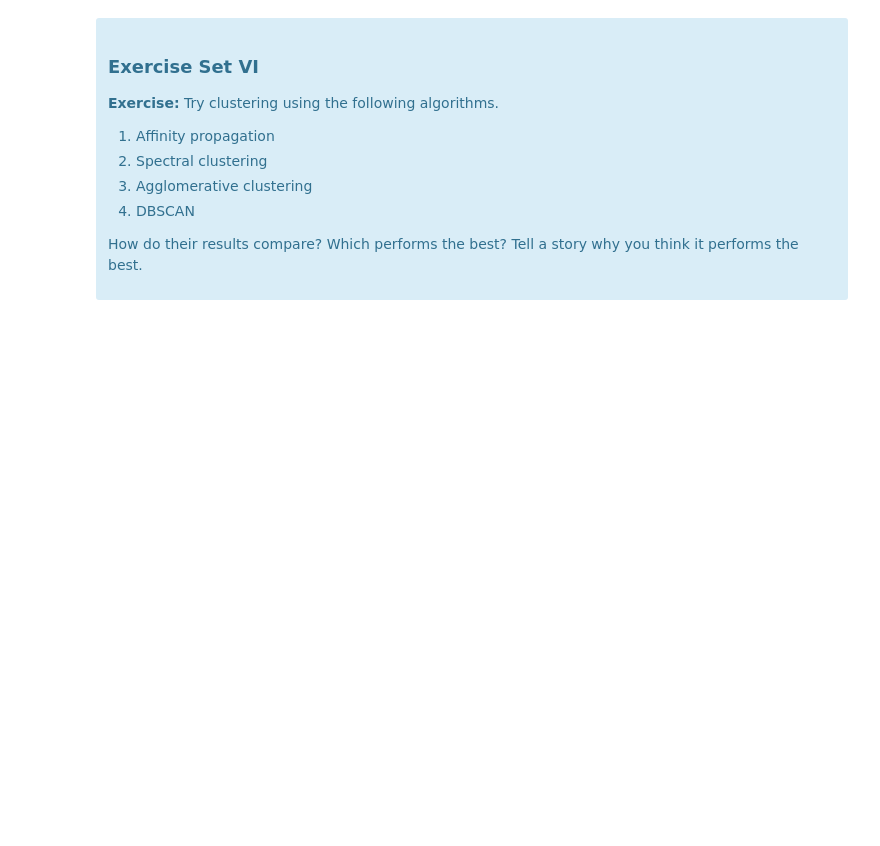
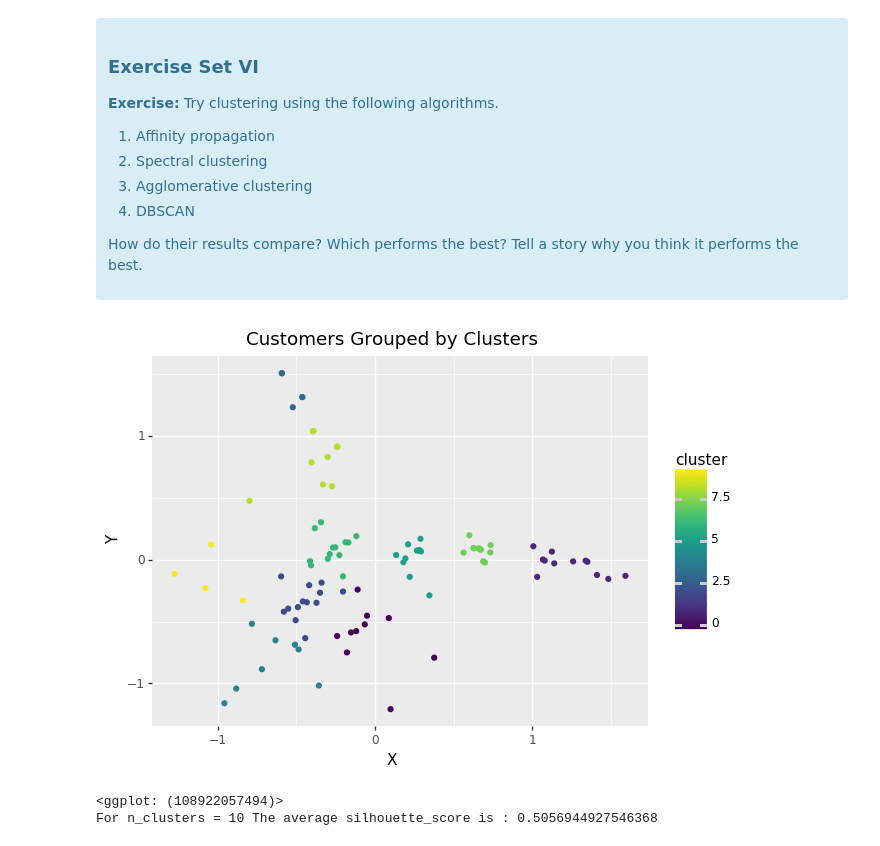
Before and after one commit to fsafe/aic-projects-public, a Jupyter notebook: unit-8-clustering/Mini_Project_Clustering.ipynb, the cells around one changed output. Drawn from its saved outputs; the diff is of its cells as text; code cells hidden in the pictures; blank space fills up the shorter version.

```diff
--- a/unit-8-clustering/Mini_Project_Clustering.ipynb
+++ b/unit-8-clustering/Mini_Project_Clustering.ipynb
@@ -368,6 +368,8 @@ from plotnine import *
 pca = PCA(n_components=2)
 x = pca.fit_transform(x_cols)[:,0]
 y = pca.fit_transform(x_cols)[:,1]
+
+silhouette_avg_kmeans = []
 
 pca_df = []
 
@@ -385,5 +387,9 @@ for n_clusters in range_n_clusters:
           + xlab('X')
           + ylab('Y'))
     print(p)
+
+    silhouette_avg_kmeans.append(silhouette_score(np.column_stack((x,y)), pca_df[n_clusters-2]['cluster']))
+    print("For n_clusters =", n_clusters,
+          "The average silhouette_score is :", silhouette_avg_kmeans[n_clusters-2])
 # %% [output]
 [figure]
@@ -556,0 +571,26 @@ Source: http://scikit-learn.org/stable/modules/clustering.html
+# %%
+# Your turn
+
+# Affinity propagation:
+from sklearn.cluster import AffinityPropagation
+
+ap_df = pd.DataFrame(cus_off.iloc[:,0])
+ap_df['cluster'] = pd.Series(AffinityPropagation().fit_predict(np.column_stack((x,y))))
+ap_df['x'] = x
+ap_df['y'] = y
+
+p = (ggplot(ap_df)
+      + aes(x = 'x', y = 'y', color = 'cluster')
+      + geom_point()
+      + ggtitle('Customers Grouped by Clusters')
+      + xlab('X')
+      + ylab('Y'))
+print(p)
+
+silhouette_avg_ap = silhouette_score(np.column_stack((x,y)), ap_df['cluster'])
+print("For n_clusters =", n_clusters,
+      "The average silhouette_score is :", silhouette_avg_ap)
+# %% [output]
+[figure, added]
+<ggplot: (108922057494)>
+For n_clusters = 10 The average silhouette_score is : 0.5056944927546368
```
Also changed, not shown: parts of 9 cells of this notebook.
